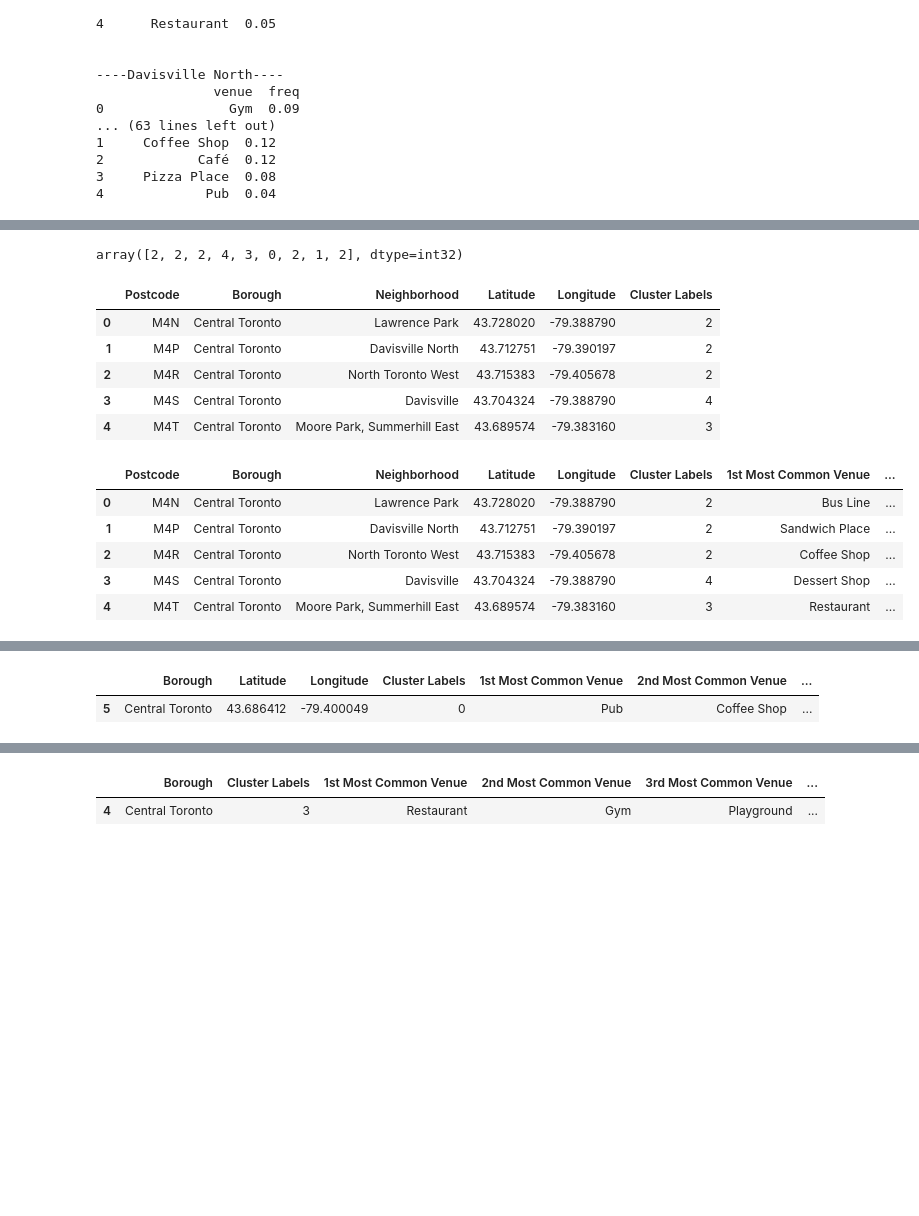
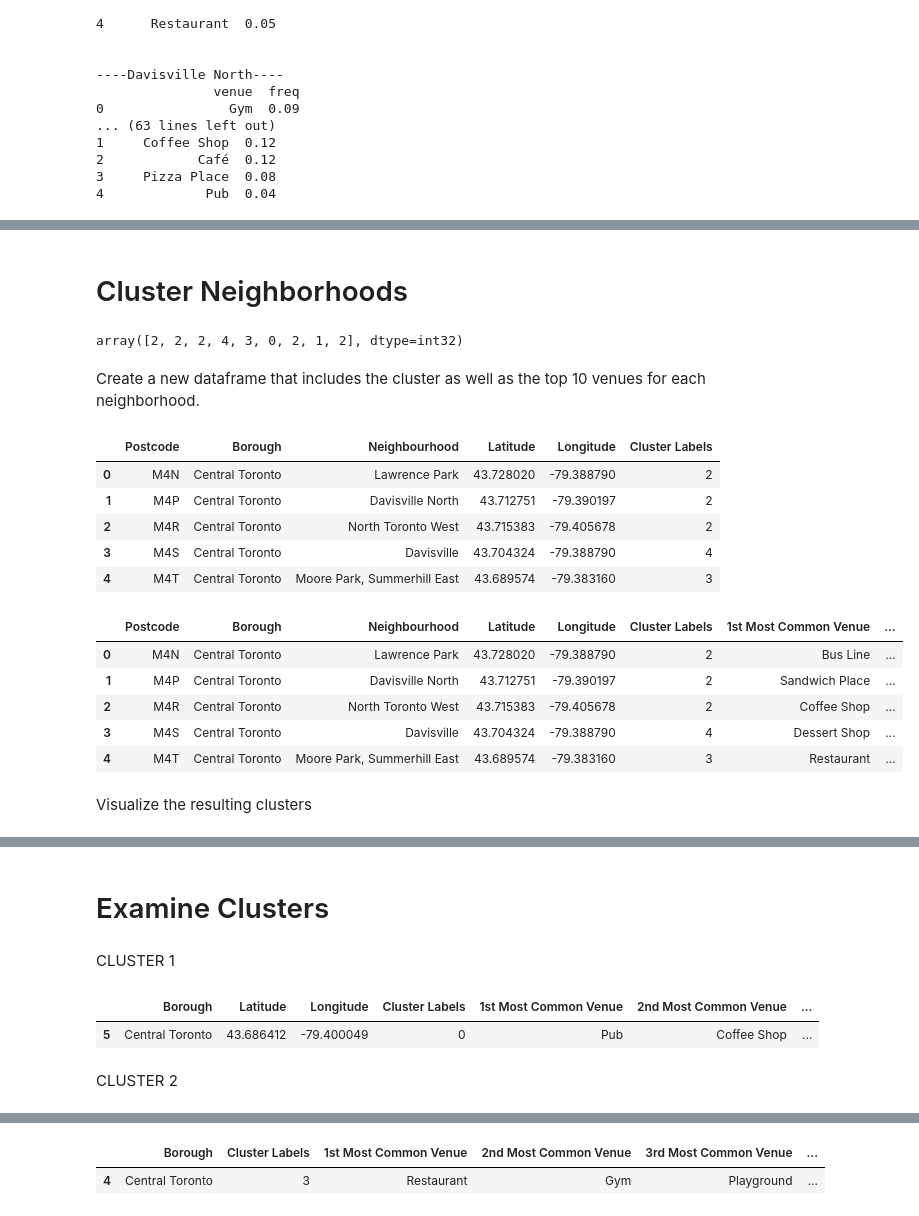
Before and after one commit to Amrutha1978/Segmenting-and-clustering, a Jupyter notebook: CLUSTERING AND EXPLORING NEIGHBORHOODS.ipynb, the cells around one changed output, grey strips where cells are left out. Cells and saved outputs as stored; diff of their text form; code cells hidden in the pictures; blank space fills up the shorter version.

```diff
--- a/CLUSTERING AND EXPLORING NEIGHBORHOODS.ipynb
+++ b/CLUSTERING AND EXPLORING NEIGHBORHOODS.ipynb
@@ -185,5 +186,5 @@ central_data.head()
 # %%
-address = 'Central Toronto, NY'
+address = 'Central Toronto, CA'
 
 geolocator = Nominatim(user_agent="ca_explorer")
 location = geolocator.geocode(address)
@@ -510,6 +537,8 @@ neighborhoods_venues_sorted.head()
 | 2 | Deer Park, Forest Hill SE, Rathne... | Pub | Coffee Shop | American Restaurant | Sports Bar | ... |
 | 3 | Forest Hill North, Forest Hill West | Sushi Restaurant | Trail | Jewelry Store | Park | ... |
 | 4 | Lawrence Park | Bus Line | Park | Swim School | Yoga Studio | ... |
+# %% [markdown]
+# Cluster Neighborhoods
 # %%
 kclusters = 5
 central_grouped_clustering = central_grouped.drop('Neighborhood', 1)
@@ -521,6 +550,8 @@ kmeans = KMeans(n_clusters=kclusters, random_state=0).fit(central_grouped_cluste
 kmeans.labels_[0:10]
 # %% [output]
 array([2, 2, 2, 4, 3, 0, 2, 1, 2], dtype=int32)
+# %% [markdown]
+Create a new dataframe that includes the cluster as well as the top 10 venues for each neighborhood.
 # %%
 central_merged = central_data
 
@@ -529,23 +560,25 @@ central_merged['Cluster Labels'] = kmeans.labels_
 # %%
 central_merged.head()
 # %% [output]
-|  | Postcode | Borough | Neighborhood | Latitude | Longitude | Cluster Labels |
+|  | Postcode | Borough | Neighbourhood | Latitude | Longitude | Cluster Labels |
 | 0 | M4N | Central Toronto | Lawrence Park | 43.728020 | -79.388790 | 2 |
 | 1 | M4P | Central Toronto | Davisville North | 43.712751 | -79.390197 | 2 |
 | 2 | M4R | Central Toronto | North Toronto West | 43.715383 | -79.405678 | 2 |
 | 3 | M4S | Central Toronto | Davisville | 43.704324 | -79.388790 | 4 |
 | 4 | M4T | Central Toronto | Moore Park, Summerhill East | 43.689574 | -79.383160 | 3 |
 # %%
-central_merged = central_merged.join(neighborhoods_venues_sorted.set_index('Neighborhood'), on='Neighborhood')
+central_merged = central_merged.join(neighborhoods_venues_sorted.set_index('Neighborhood'), on='Neighbourhood')
 
 central_merged.head()
 # %% [output]
-|  | Postcode | Borough | Neighborhood | Latitude | Longitude | Cluster Labels | 1st Most Common Venue | ... |
+|  | Postcode | Borough | Neighbourhood | Latitude | Longitude | Cluster Labels | 1st Most Common Venue | ... |
 | 0 | M4N | Central Toronto | Lawrence Park | 43.728020 | -79.388790 | 2 | Bus Line | ... |
 | 1 | M4P | Central Toronto | Davisville North | 43.712751 | -79.390197 | 2 | Sandwich Place | ... |
 | 2 | M4R | Central Toronto | North Toronto West | 43.715383 | -79.405678 | 2 | Coffee Shop | ... |
 | 3 | M4S | Central Toronto | Davisville | 43.704324 | -79.388790 | 4 | Dessert Shop | ... |
 | 4 | M4T | Central Toronto | Moore Park, Summerhill East | 43.689574 | -79.383160 | 3 | Restaurant | ... |
+# %% [markdown]
+ Visualize the resulting clusters
 # %%
 map_clusters = folium.Map(location=[latitude, longitude], zoom_start=11)
 
@@ -571,12 +604,18 @@ for lat, lon, poi, cluster in zip(central_merged['Latitude'], central_merged['Lo
 map_clusters
 # %% [output]
 [interactive output not drawn]
+# %% [markdown]
+# Examine Clusters
+# %% [markdown]
+CLUSTER 1
 # %%
 central_merged.loc[central_merged['Cluster Labels'] == 0,
                    central_merged.columns[[1] + list(range(3, central_merged.shape[1]))]]
 # %% [output]
 |  | Borough | Latitude | Longitude | Cluster Labels | 1st Most Common Venue | 2nd Most Common Venue | ... |
 | 5 | Central Toronto | 43.686412 | -79.400049 | 0 | Pub | Coffee Shop | ... |
+# %% [markdown]
+CLUSTER 2
 # %%
 central_merged.loc[central_merged['Cluster Labels'] == 1,
                    central_merged.columns[[1] + list(range(0, central_merged.shape[1]))]]
```
Also changed, not shown: parts of 28 cells of this notebook.
